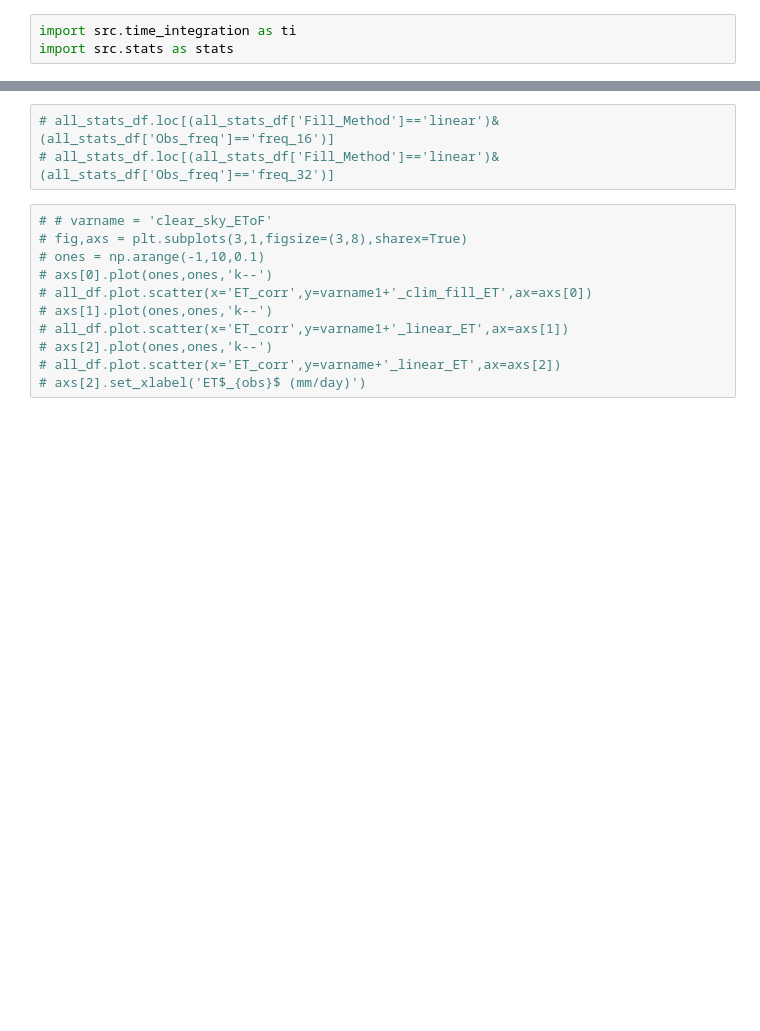
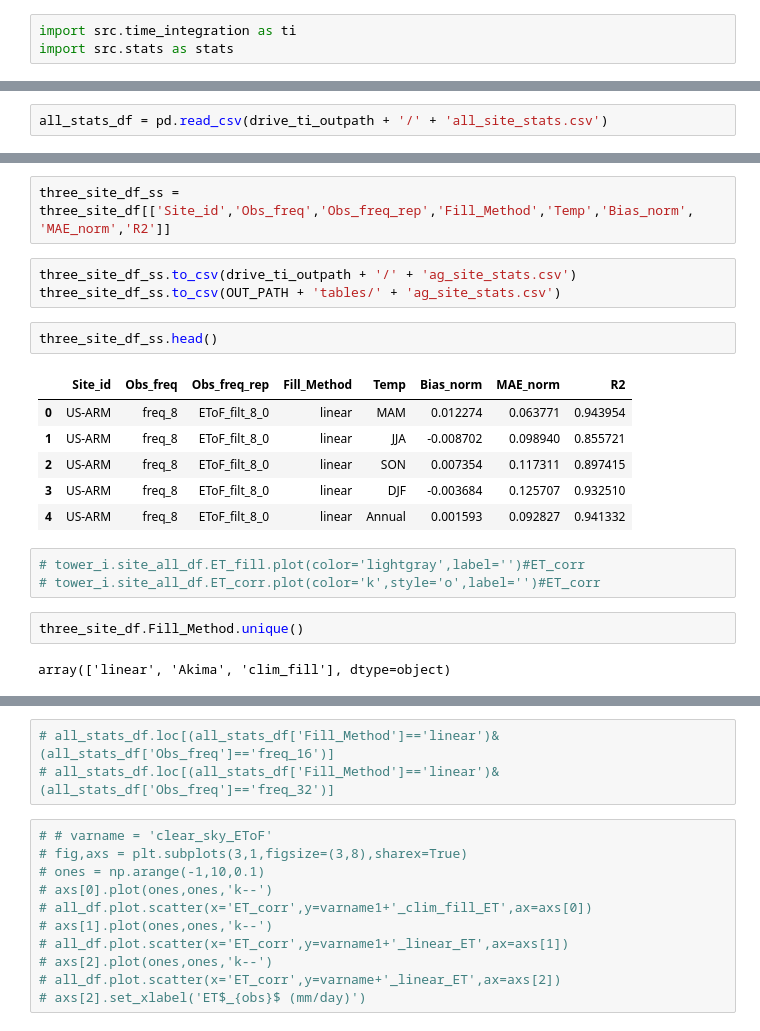
Before and after one commit to sciencebyAJ/oet_gf_ti, a Jupyter notebook: time_integration_gap_filling.ipynb, the cells around one changed output, grey strips where cells are left out. Saved outputs shown, nothing was run; the diff lists cells and outputs as text; blank space fills up the shorter version.

```diff
--- a/time_integration_gap_filling.ipynb
+++ b/time_integration_gap_filling.ipynb
@@ -187,0 +226,2 @@ data/US-MMS_daily_data.csv
+# %%
+all_stats_df = pd.read_csv(drive_ti_outpath + '/' + 'all_site_stats.csv')
@@ -187,0 +334,21 @@ data/US-MMS_daily_data.csv
+# %%
+three_site_df_ss = three_site_df[['Site_id','Obs_freq','Obs_freq_rep','Fill_Method','Temp','Bias_norm', 'MAE_norm','R2']]
+# %%
+three_site_df_ss.to_csv(drive_ti_outpath + '/' + 'ag_site_stats.csv')
+three_site_df_ss.to_csv(OUT_PATH + 'tables/' + 'ag_site_stats.csv')
+# %%
+three_site_df_ss.head()
+# %% [output]
+|  | Site_id | Obs_freq | Obs_freq_rep | Fill_Method | Temp | Bias_norm | MAE_norm | R2 |
+| 0 | US-ARM | freq_8 | EToF_filt_8_0 | linear | MAM | 0.012274 | 0.063771 | 0.943954 |
+| 1 | US-ARM | freq_8 | EToF_filt_8_0 | linear | JJA | -0.008702 | 0.098940 | 0.855721 |
+| 2 | US-ARM | freq_8 | EToF_filt_8_0 | linear | SON | 0.007354 | 0.117311 | 0.897415 |
+| 3 | US-ARM | freq_8 | EToF_filt_8_0 | linear | DJF | -0.003684 | 0.125707 | 0.932510 |
+| 4 | US-ARM | freq_8 | EToF_filt_8_0 | linear | Annual | 0.001593 | 0.092827 | 0.941332 |
+# %%
+# tower_i.site_all_df.ET_fill.plot(color='lightgray',label='')#ET_corr
+# tower_i.site_all_df.ET_corr.plot(color='k',style='o',label='')#ET_corr
+# %%
+three_site_df.Fill_Method.unique()
+# %% [output]
+array(['linear', 'Akima', 'clim_fill'], dtype=object)
```
Also changed, not shown: parts of 23 cells of this notebook.
